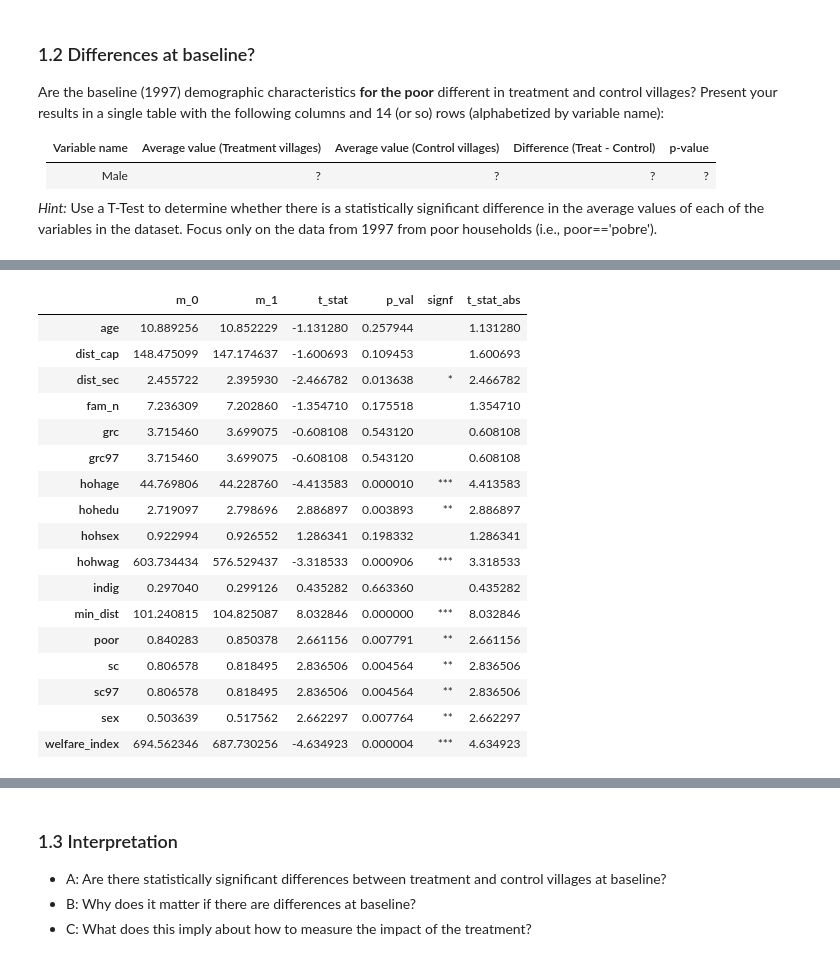
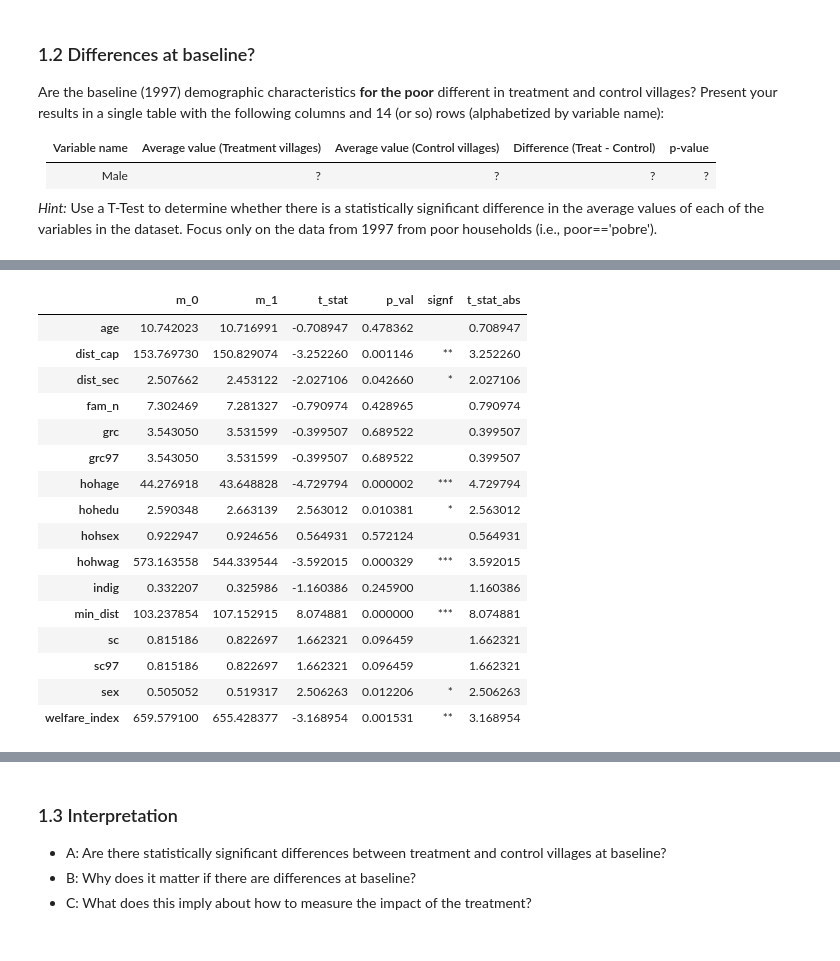
Before and after one commit to jatkins23/info251-aml-s24, a Jupyter notebook: psets/PS2/ATKINS_JON-PS2.ipynb, the cells around one changed output, grey strips where cells are left out. Saved outputs shown, nothing was run; the diff lists cells and outputs as text; code cells hidden in the pictures.

```diff
--- a/psets/PS2/ATKINS_JON-PS2.ipynb
+++ b/psets/PS2/ATKINS_JON-PS2.ipynb
@@ -334,36 +336,38 @@ Are the baseline (1997) demographic characteristics **for the poor**  different
 # First lets use a basic group_by to see if we can visulize any differences
 (
     df
+    .query('poor == 1')
     .query('year == 97')
     .groupby('progresa')
     .agg('mean')
     .transpose()
     .apply(round, 1)
     .rename(columns={0: 'Control', 1: 'Treat'})
+    .pipe(display)
 )
 
 # Now the t-test
-## let's calculate by hand since we already ran the mean/std above
+## let's calculate by hand since we already ran the mean/std above and it'll be good practice for some table-operations
 t_summary_funcs = [np.nanmean, np.nanstd, np.nanvar, lambda x: sum(~np.isnan(x))] # weird behavior around groupby summary stats?
-t_summary_funcs = ['mean', 'std', 'var', lambda x: sum(~np.isnan(x))]
+t_summary_funcs = ['mean', 'std', 'var', lambda x: sum(~np.isnan(x))] # so use this instead
 
 # Get classes
-df97 = df[df['year'] == 97]
+df97 = df[(df['year'] == 97) & (df['poor'] == 1)]
 df97_treat = df97[df97['progresa'] == 1]
 df97_control = df97[df97['progresa'] == 0]
 
 # now map over the columns and calculate columns
 df97_t_summary_df = (
     df97[metric_cols + cat_cols]
-    .groupby('progresa')
-    .agg(t_summary_funcs)
-    .rename(level = 1, columns={'mean':'m','<lambda_0>': 'n'})
+    .query('poor == 1') # poor only
+    .groupby('progresa') # group by tc_var
+    .agg(t_summary_funcs) # aggregate across all summary funcs
+    .rename(level = 1, columns={'mean':'m','<lambda_0>': 'n'}) # rename to match the t-stat formula
     .stack(0)
-    .unstack(0)
-    .rename(level = 1, columns={0: '0', 1: '1'})
-    #.swaplevel(0,1,1)
-    .pipe(lambda s: s.set_axis(s.columns.map('_'.join), axis=1))
-    .drop(['std_0','std_1'], axis=1)
+    .unstack(0) # swap index axes
+    .rename(level = 1, columns={0: '0', 1: '1'}) # set to char
+    .pipe(lambda s: s.set_axis(s.columns.map('_'.join), axis=1)) # collapse the two-level col-headers into 1
+    .drop(['std_0','std_1'], axis=1) # drop stddev cause its unnecessary
 )
 display(df97_t_summary_df)
 # %% [output]
@@ -394,41 +413,44 @@ from https://www.peggykern.org/uploads/5/6/6/7/56678211/ttestformulas.pdf, the f
 # %%
 # Now we can caclulate the t-stat by hand
 df97_t_summary_df['S_pooled'] = np.sqrt((df97_t_summary_df['var_0']/df97_t_summary_df['n_0']) + (df97_t_summary_df['var_1']/df97_t_summary_df['n_1']))
 df97_t_summary_df['t_stat'] = (df97_t_summary_df['m_1'] - df97_t_summary_df['m_0'])/df97_t_summary_df['S_pooled']
 df97_t_summary_df['df'] = df97_t_summary_df['n_0'] + df97_t_summary_df['n_1'] - 2
 
-from scipy.stats import t
+from scipy.stats import t # get the p-val
 df97_t_summary_df['p_val'] = (1 - t.cdf(np.abs(df97_t_summary_df['t_stat']), df97_t_summary_df['df'])) * 2
 
 # set arbitrary alpha at .05
 alpha = .05
 df97_t_summary_df['p_val'] < alpha
 df97_t_summary_df['signf'] = ['***' if p < .001 else '**' if p < .01 else '*' if p < .05 else '' for p in df97_t_summary_df['p_val']]
 
 # return the resulting table
 #display(df97_t_summary_df[['m_0','m_1','t_stat','p_val','signf']])
 
 (
     df97_t_summary_df[['m_0','m_1','t_stat','p_val','signf']]
     .assign(t_stat_abs = abs(df97_t_summary_df['t_stat']))
+    .dropna() # remove the stat for 'poor'
     .style.background_gradient(axis=0, subset = 't_stat_abs')
+    .pipe(display)
 )
+
+df97_t_summary_df
 # %% [output]
 |  | m_0 | m_1 | t_stat | p_val | signf | t_stat_abs |
-| age | 10.889256 | 10.852229 | -1.131280 | 0.257944 |  | 1.131280 |
-| dist_cap | 148.475099 | 147.174637 | -1.600693 | 0.109453 |  | 1.600693 |
-| dist_sec | 2.455722 | 2.395930 | -2.466782 | 0.013638 | * | 2.466782 |
-| fam_n | 7.236309 | 7.202860 | -1.354710 | 0.175518 |  | 1.354710 |
-| grc | 3.715460 | 3.699075 | -0.608108 | 0.543120 |  | 0.608108 |
-| grc97 | 3.715460 | 3.699075 | -0.608108 | 0.543120 |  | 0.608108 |
-| hohage | 44.769806 | 44.228760 | -4.413583 | 0.000010 | *** | 4.413583 |
-| hohedu | 2.719097 | 2.798696 | 2.886897 | 0.003893 | ** | 2.886897 |
-| hohsex | 0.922994 | 0.926552 | 1.286341 | 0.198332 |  | 1.286341 |
-| hohwag | 603.734434 | 576.529437 | -3.318533 | 0.000906 | *** | 3.318533 |
-| indig | 0.297040 | 0.299126 | 0.435282 | 0.663360 |  | 0.435282 |
-| min_dist | 101.240815 | 104.825087 | 8.032846 | 0.000000 | *** | 8.032846 |
-| poor | 0.840283 | 0.850378 | 2.661156 | 0.007791 | ** | 2.661156 |
-| sc | 0.806578 | 0.818495 | 2.836506 | 0.004564 | ** | 2.836506 |
-| sc97 | 0.806578 | 0.818495 | 2.836506 | 0.004564 | ** | 2.836506 |
-| sex | 0.503639 | 0.517562 | 2.662297 | 0.007764 | ** | 2.662297 |
-| welfare_index | 694.562346 | 687.730256 | -4.634923 | 0.000004 | *** | 4.634923 |
+| age | 10.742023 | 10.716991 | -0.708947 | 0.478362 |  | 0.708947 |
+| dist_cap | 153.769730 | 150.829074 | -3.252260 | 0.001146 | ** | 3.252260 |
+| dist_sec | 2.507662 | 2.453122 | -2.027106 | 0.042660 | * | 2.027106 |
+| fam_n | 7.302469 | 7.281327 | -0.790974 | 0.428965 |  | 0.790974 |
+| grc | 3.543050 | 3.531599 | -0.399507 | 0.689522 |  | 0.399507 |
+| grc97 | 3.543050 | 3.531599 | -0.399507 | 0.689522 |  | 0.399507 |
+| hohage | 44.276918 | 43.648828 | -4.729794 | 0.000002 | *** | 4.729794 |
+| hohedu | 2.590348 | 2.663139 | 2.563012 | 0.010381 | * | 2.563012 |
+| hohsex | 0.922947 | 0.924656 | 0.564931 | 0.572124 |  | 0.564931 |
+| hohwag | 573.163558 | 544.339544 | -3.592015 | 0.000329 | *** | 3.592015 |
+| indig | 0.332207 | 0.325986 | -1.160386 | 0.245900 |  | 1.160386 |
+| min_dist | 103.237854 | 107.152915 | 8.074881 | 0.000000 | *** | 8.074881 |
+| sc | 0.815186 | 0.822697 | 1.662321 | 0.096459 |  | 1.662321 |
+| sc97 | 0.815186 | 0.822697 | 1.662321 | 0.096459 |  | 1.662321 |
+| sex | 0.505052 | 0.519317 | 2.506263 | 0.012206 | * | 2.506263 |
+| welfare_index | 659.579100 | 655.428377 | -3.168954 | 0.001531 | ** | 3.168954 |
```
Also changed, not shown: parts of 22 cells of this notebook.
